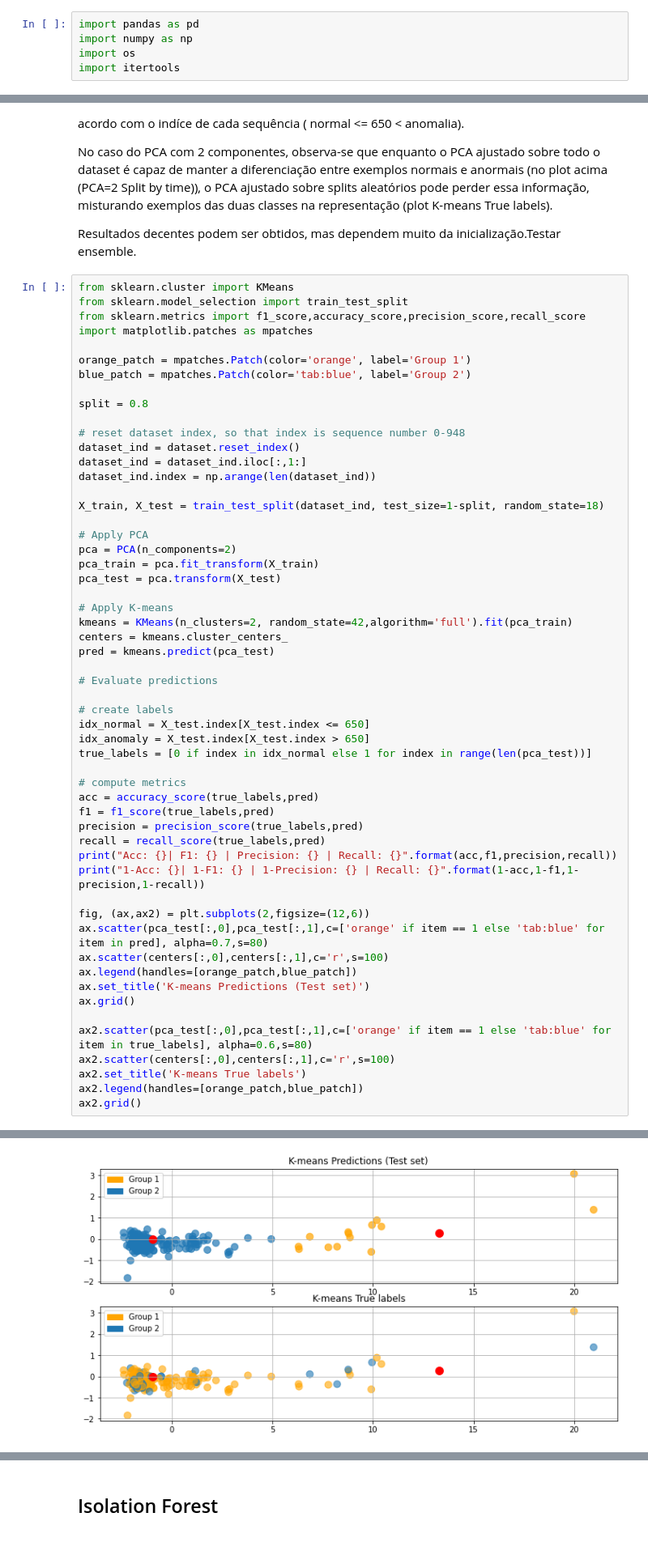
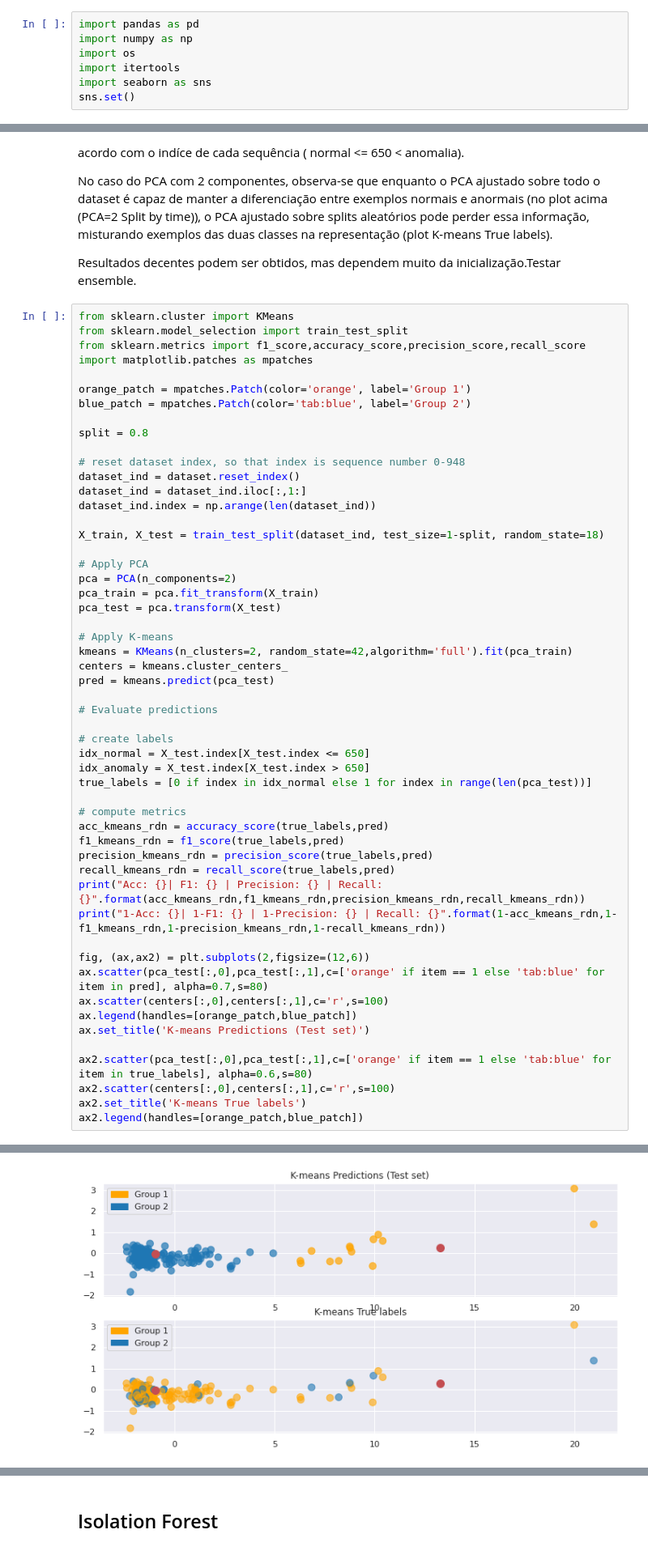
Before and after one commit to mzmarcon/PdM, a Jupyter notebook: exploration_set2.ipynb, the cells around one changed output, grey strips where cells are left out. Shown at 81% size. Cells and saved outputs as stored; diff of their text form.

```diff
--- a/exploration_set2.ipynb
+++ b/exploration_set2.ipynb
@@ -90,6 +70,8 @@ import pandas as pd
 import numpy as np
 import os
 import itertools
+import seaborn as sns
+sns.set()
 # %% [markdown]
 Os dados foram amostrados por acelerômetros com frequência de amostragem Fs = 20.48 kHz, de maneira que cada sequência de 1s é constitúida por 20.480 amostras.
 Portanto, cada um dos 948 arquivos .csv no diretório '2nd_test' possui 20.480 linhas.
@@ -368,25 +350,23 @@ idx_anomaly = X_test.index[X_test.index > 650]
 true_labels = [0 if index in idx_normal else 1 for index in range(len(pca_test))]
 
 # compute metrics
-acc = accuracy_score(true_labels,pred)
-f1 = f1_score(true_labels,pred)
-precision = precision_score(true_labels,pred)
-recall = recall_score(true_labels,pred)
-print("Acc: {}| F1: {} | Precision: {} | Recall: {}".format(acc,f1,precision,recall))
-print("1-Acc: {}| 1-F1: {} | 1-Precision: {} | Recall: {}".format(1-acc,1-f1,1-precision,1-recall))
+acc_kmeans_rdn = accuracy_score(true_labels,pred)
+f1_kmeans_rdn = f1_score(true_labels,pred)
+precision_kmeans_rdn = precision_score(true_labels,pred)
+recall_kmeans_rdn = recall_score(true_labels,pred)
+print("Acc: {}| F1: {} | Precision: {} | Recall: {}".format(acc_kmeans_rdn,f1_kmeans_rdn,precision_kmeans_rdn,recall_kmeans_rdn))
+print("1-Acc: {}| 1-F1: {} | 1-Precision: {} | Recall: {}".format(1-acc_kmeans_rdn,1-f1_kmeans_rdn,1-precision_kmeans_rdn,1-recall_kmeans_rdn))
 
 fig, (ax,ax2) = plt.subplots(2,figsize=(12,6))
 ax.scatter(pca_test[:,0],pca_test[:,1],c=['orange' if item == 1 else 'tab:blue' for item in pred], alpha=0.7,s=80)
 ax.scatter(centers[:,0],centers[:,1],c='r',s=100)
 ax.legend(handles=[orange_patch,blue_patch])
 ax.set_title('K-means Predictions (Test set)')
-ax.grid()
 
 ax2.scatter(pca_test[:,0],pca_test[:,1],c=['orange' if item == 1 else 'tab:blue' for item in true_labels], alpha=0.6,s=80)
 ax2.scatter(centers[:,0],centers[:,1],c='r',s=100)
 ax2.set_title('K-means True labels')
 ax2.legend(handles=[orange_patch,blue_patch])
-ax2.grid()
 # %% [output]
 Acc: 0.2436548223350254| F1: 0.10778443113772455 | Precision: 0.6428571428571429 | Recall: 0.058823529411764705
 1-Acc: 0.7563451776649746| 1-F1: 0.8922155688622755 | 1-Precision: 0.3571428571428571 | Recall: 0.9411764705882353
@@ -393,4 +374,4 @@ Acc: 0.2436548223350254| F1: 0.10778443113772455 | Precision: 0.6428571428571429
-[figure, old version]
+[figure, new version]
 # %% [markdown]
 #### K-Means prediction with temporal split:
 
```
Also changed, not shown: parts of 18 cells of this notebook.
